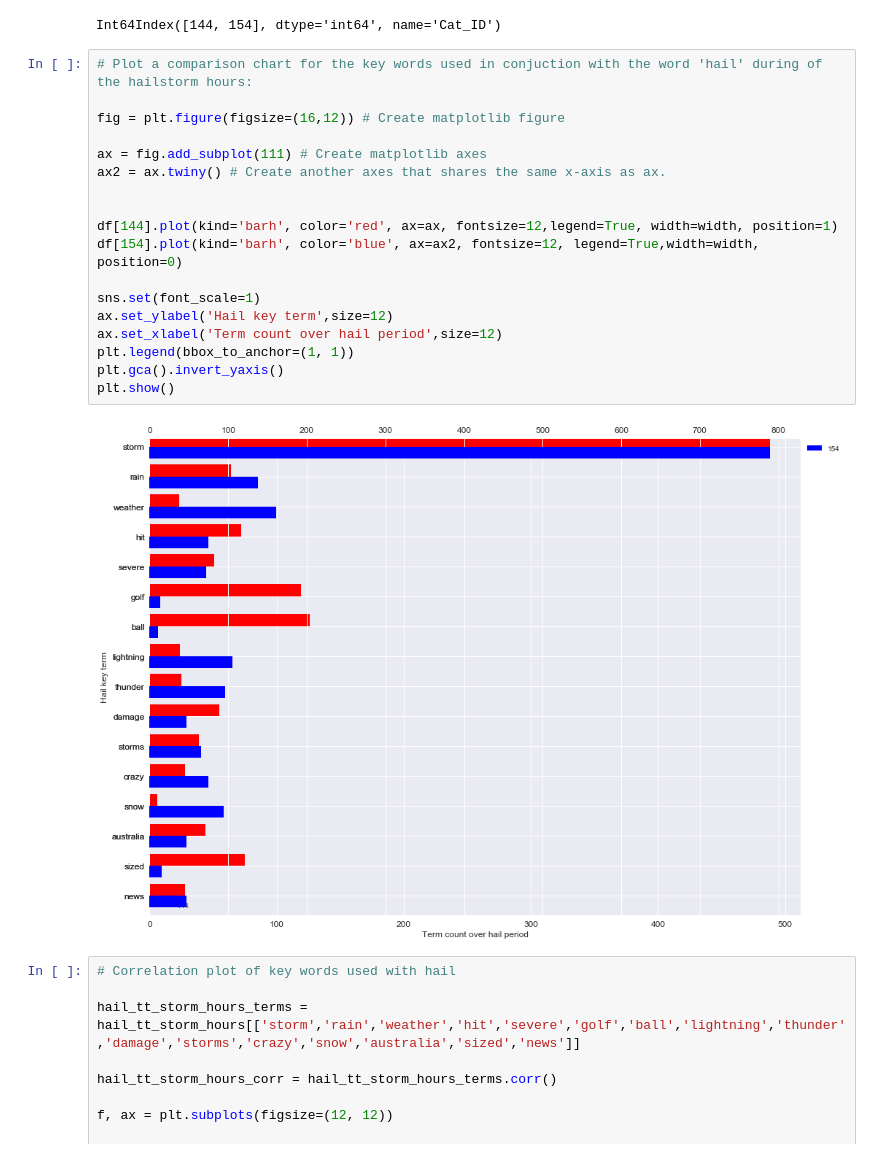
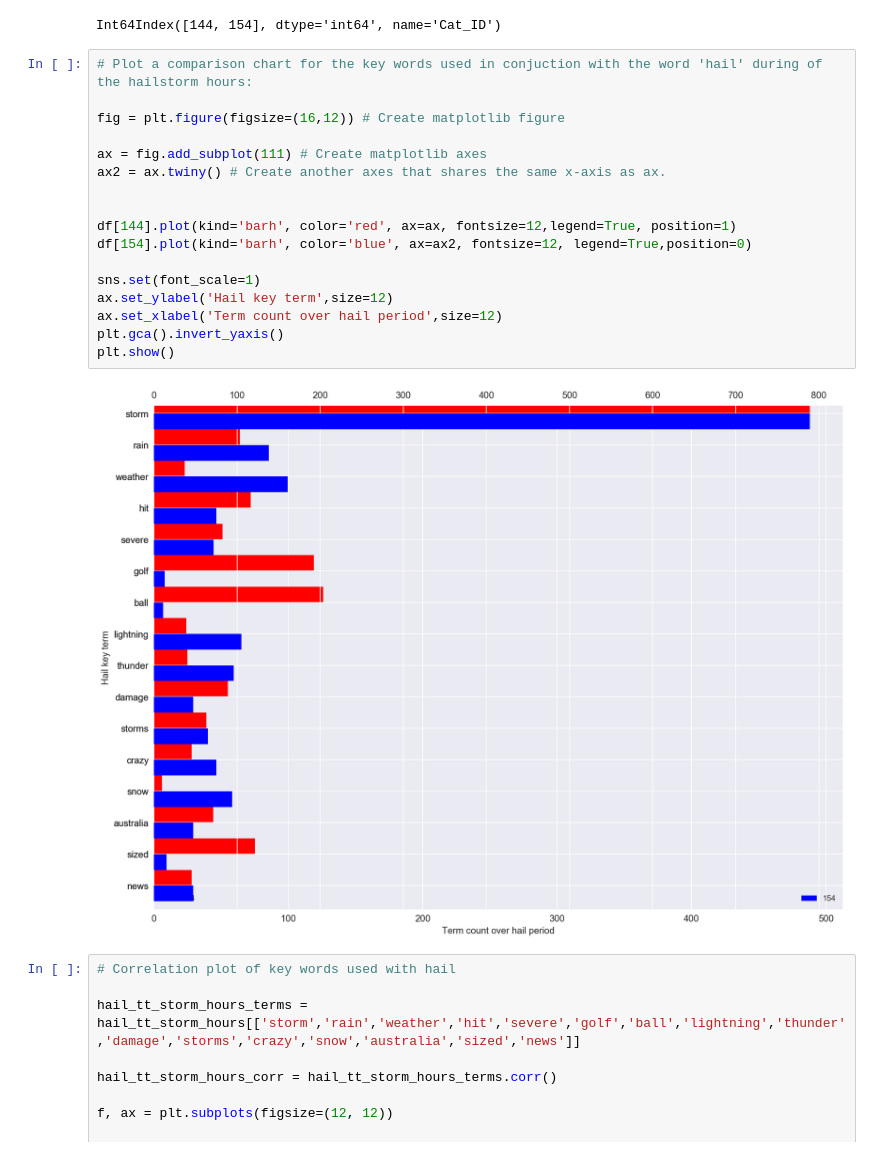
Before and after one commit to tcroshaw/ga_personal, a Jupyter notebook: capstone_technical_report_2_TweetTextNLP.ipynb, the cells around one changed output. Drawn from its saved outputs; the diff is of its cells as text.

```diff
--- a/capstone_technical_report_2_TweetTextNLP.ipynb
+++ b/capstone_technical_report_2_TweetTextNLP.ipynb
@@ -391,23 +397,22 @@ Int64Index([144, 154], dtype='int64', name='Cat_ID')
 # %%
 # Plot a comparison chart for the key words used in conjuction with the word 'hail' during of the hailstorm hours:
 
 fig = plt.figure(figsize=(16,12)) # Create matplotlib figure
 
 ax = fig.add_subplot(111) # Create matplotlib axes
 ax2 = ax.twiny() # Create another axes that shares the same x-axis as ax.
 
 
-df[144].plot(kind='barh', color='red', ax=ax, fontsize=12,legend=True, width=width, position=1)
-df[154].plot(kind='barh', color='blue', ax=ax2, fontsize=12, legend=True,width=width, position=0)
+df[144].plot(kind='barh', color='red', ax=ax, fontsize=12,legend=True, position=1)
+df[154].plot(kind='barh', color='blue', ax=ax2, fontsize=12, legend=True,position=0)
 
 sns.set(font_scale=1)
 ax.set_ylabel('Hail key term',size=12)
 ax.set_xlabel('Term count over hail period',size=12)
-plt.legend(bbox_to_anchor=(1, 1))
 plt.gca().invert_yaxis()
 plt.show()
 # %% [output]
-[figure, old version]
+[figure, new version]
 # %%
 # Correlation plot of key words used with hail
 
```
Also changed, not shown: parts of 9 cells of this notebook, 4 other files.
